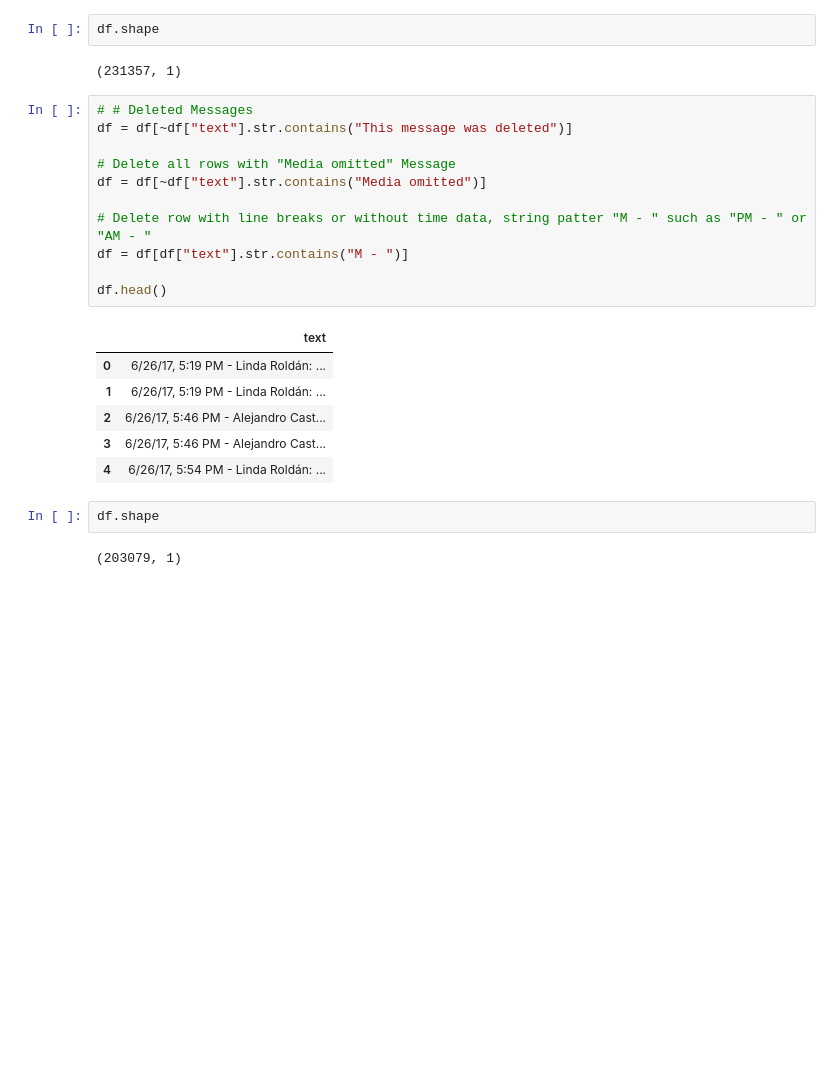
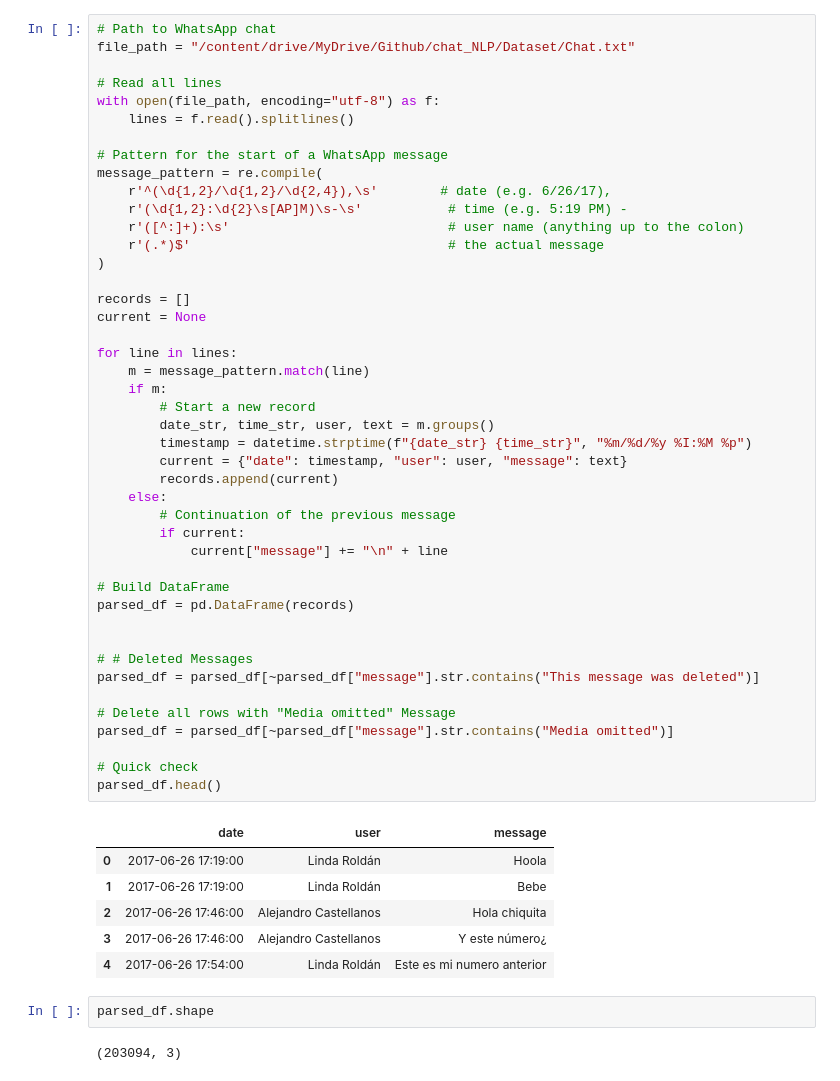
Before and after one commit to alejo1630/chat_NLP, a Jupyter notebook: Chat_NLP.ipynb, the cells around one changed output. Saved outputs shown, nothing was run; the diff lists cells and outputs as text; blank space fills up the shorter version.

```diff
--- a/Chat_NLP.ipynb
+++ b/Chat_NLP.ipynb
@@ -47,26 +19,55 @@ Skipping line 231079: expected 1 fields, saw 2
+# %%
+# Path to WhatsApp chat
+file_path = "/content/drive/MyDrive/Github/chat_NLP/Dataset/Chat.txt"
+
+# Read all lines
+with open(file_path, encoding="utf-8") as f:
+    lines = f.read().splitlines()
+
+# Pattern for the start of a WhatsApp message
+message_pattern = re.compile(
+    r'^(\d{1,2}/\d{1,2}/\d{2,4}),\s'        # date (e.g. 6/26/17),
+    r'(\d{1,2}:\d{2}\s[AP]M)\s-\s'           # time (e.g. 5:19 PM) -
+    r'([^:]+):\s'                            # user name (anything up to the colon)
+    r'(.*)$'                                 # the actual message
+)
+
+records = []
+current = None
+
+for line in lines:
+    m = message_pattern.match(line)
+    if m:
+        # Start a new record
+        date_str, time_str, user, text = m.groups()
+        timestamp = datetime.strptime(f"{date_str} {time_str}", "%m/%d/%y %I:%M %p")
+        current = {"date": timestamp, "user": user, "message": text}
+        records.append(current)
+    else:
+        # Continuation of the previous message
+        if current:
+            current["message"] += "\n" + line
+
+# Build DataFrame
+parsed_df = pd.DataFrame(records)
+
+
+# # Deleted Messages
+parsed_df = parsed_df[~parsed_df["message"].str.contains("This message was deleted")]
+
+# Delete all rows with "Media omitted" Message
+parsed_df = parsed_df[~parsed_df["message"].str.contains("Media omitted")]
+
+# Quick check
+parsed_df.head()
+# %% [output]
+|  | date | user | message |
+| 0 | 2017-06-26 17:19:00 | Linda Roldán | Hoola |
+| 1 | 2017-06-26 17:19:00 | Linda Roldán | Bebe |
+| 2 | 2017-06-26 17:46:00 | Alejandro Castellanos | Hola chiquita |
+| 3 | 2017-06-26 17:46:00 | Alejandro Castellanos | Y este número¿ |
+| 4 | 2017-06-26 17:54:00 | Linda Roldán | Este es mi numero anterior |
 # %%
-df.shape
+parsed_df.shape
 # %% [output]
-(231357, 1)
+(203094, 3)
-# %%
-# # Deleted Messages
-df = df[~df["text"].str.contains("This message was deleted")]
-
-# Delete all rows with "Media omitted" Message
-df = df[~df["text"].str.contains("Media omitted")]
-
-# Delete row with line breaks or without time data, string patter "M - " such as "PM - " or "AM - "
-df = df[df["text"].str.contains("M - ")]
-
-df.head()
-# %% [output]
-|  | text |
-| 0 | 6/26/17, 5:19 PM - Linda Roldán: ... |
-| 1 | 6/26/17, 5:19 PM - Linda Roldán: ... |
-| 2 | 6/26/17, 5:46 PM - Alejandro Cast... |
-| 3 | 6/26/17, 5:46 PM - Alejandro Cast... |
-| 4 | 6/26/17, 5:54 PM - Linda Roldán: ... |
-# %%
-df.shape
-# %% [output]
-(203079, 1)
```
Also changed, not shown: parts of 27 cells of this notebook, 1 other file.
